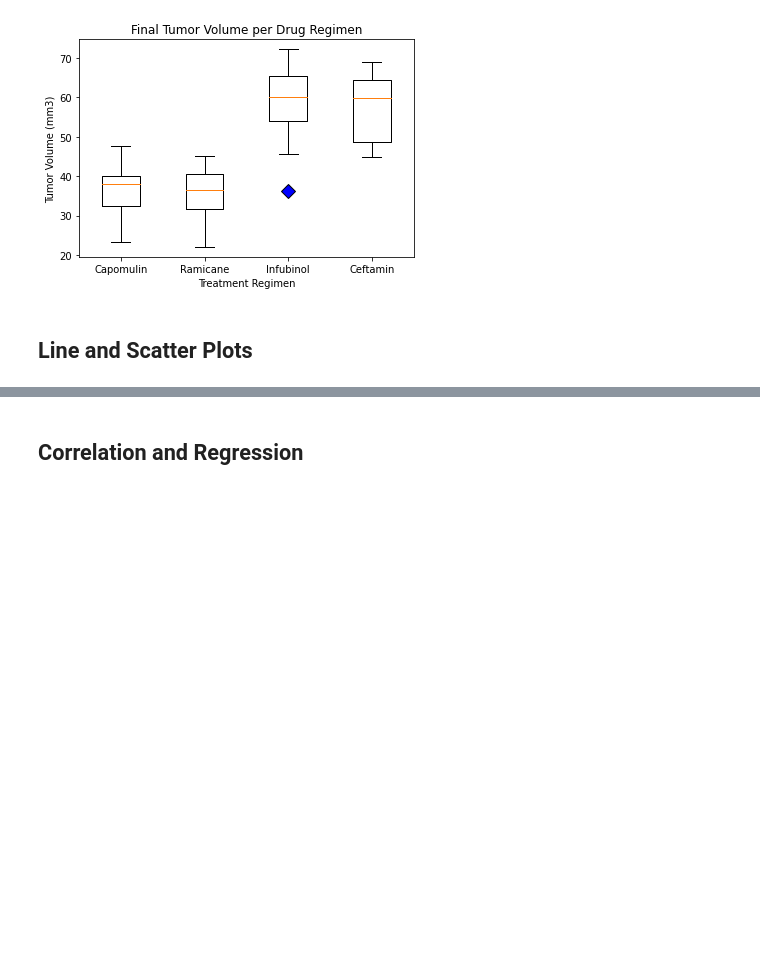
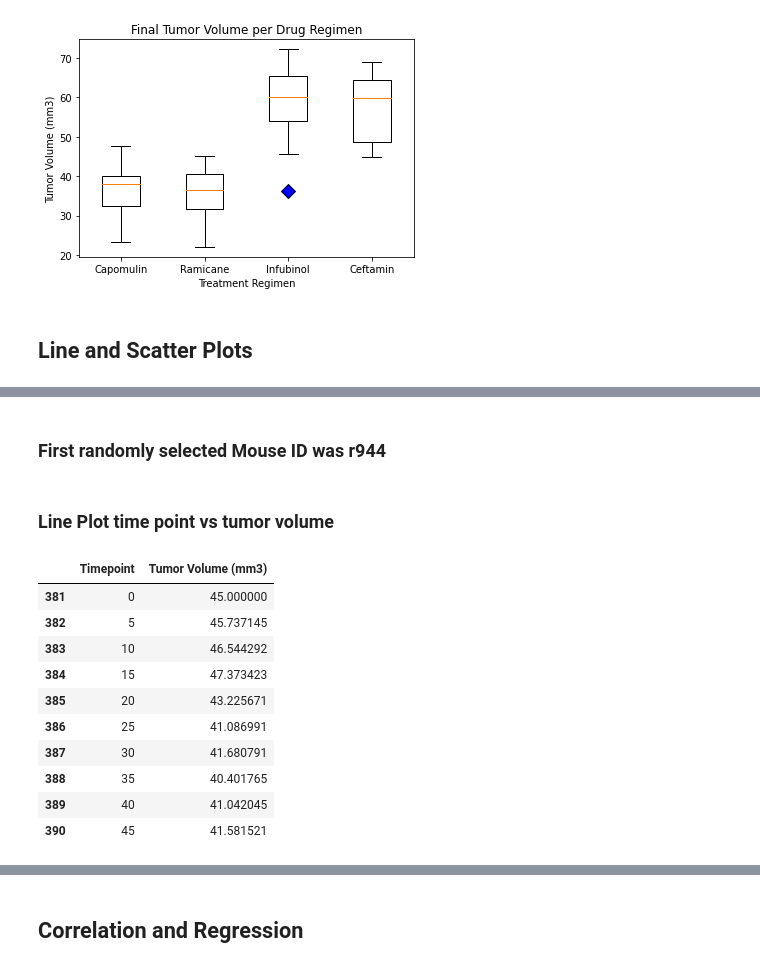
Before and after one commit to AlineHornoff/Pymaceuticals_challenge, a Jupyter notebook: Pymaceuticals/pymaceuticals_starter.ipynb, the cells around one changed output, grey strips where cells are left out. Drawn from its saved outputs; the diff is of its cells as text; code cells hidden in the pictures; blank space fills up the shorter version.

```diff
--- a/Pymaceuticals/pymaceuticals_starter.ipynb
+++ b/Pymaceuticals/pymaceuticals_starter.ipynb
@@ -405,0 +428,21 @@ plt.show()
+# %% [markdown]
+### First randomly selected Mouse ID was r944
+# %% [markdown]
+### Line Plot time point vs tumor volume
+# %%
+# For Mouse ID 'r944' get time point and tumor volume
+MouseTP_r944 = MouseDataClean_df[['Timepoint', 'Tumor Volume (mm3)']] \
+            .loc[(MouseDataClean_df['Drug Regimen'] == 'Capomulin') & (MouseDataClean_df['Mouse ID']=='r944')]
+MouseTP_r944
+# %% [output]
+|  | Timepoint | Tumor Volume (mm3) |
+| 381 | 0 | 45.000000 |
+| 382 | 5 | 45.737145 |
+| 383 | 10 | 46.544292 |
+| 384 | 15 | 47.373423 |
+| 385 | 20 | 43.225671 |
+| 386 | 25 | 41.086991 |
+| 387 | 30 | 41.680791 |
+| 388 | 35 | 40.401765 |
+| 389 | 40 | 41.042045 |
+| 390 | 45 | 41.581521 |
```
Also changed, not shown: parts of 7 cells of this notebook, 2 other files.
